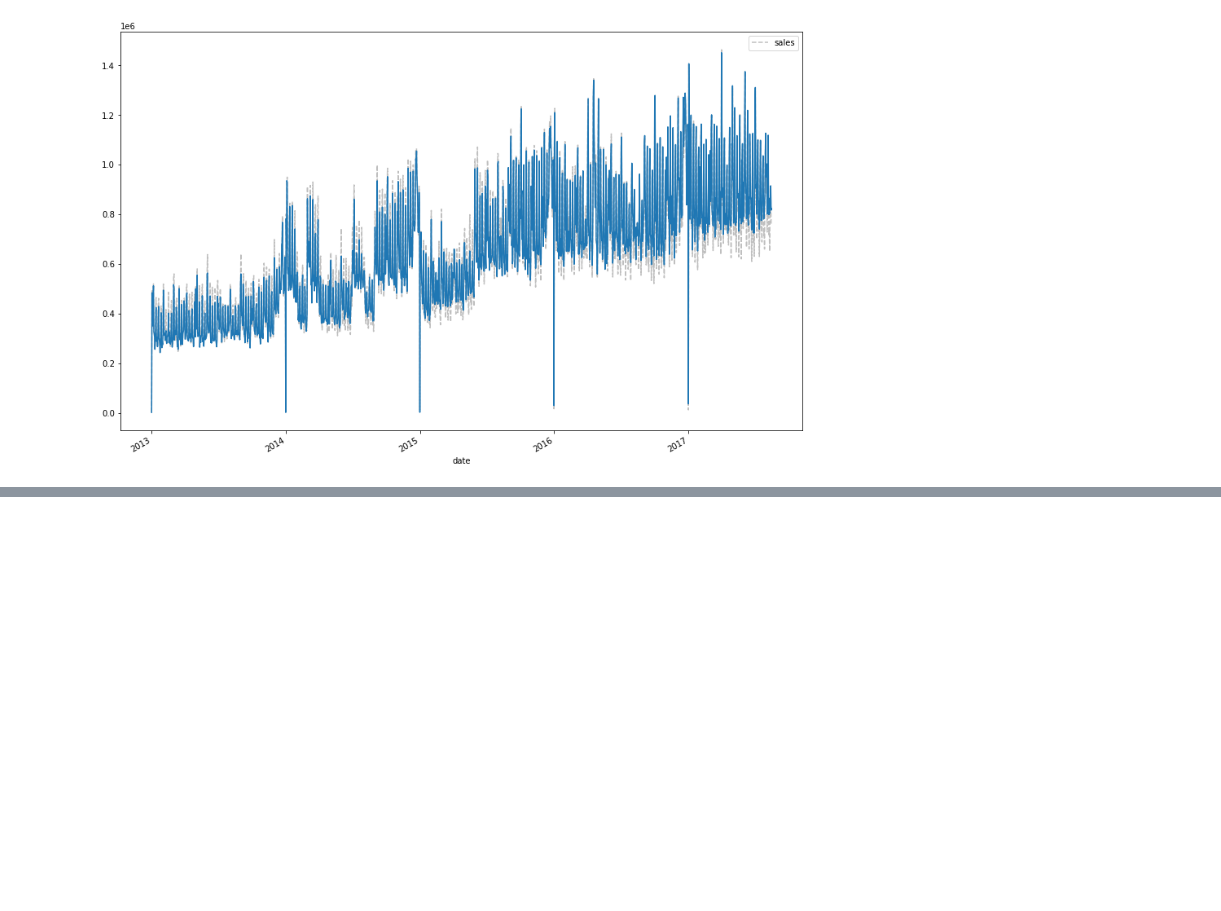
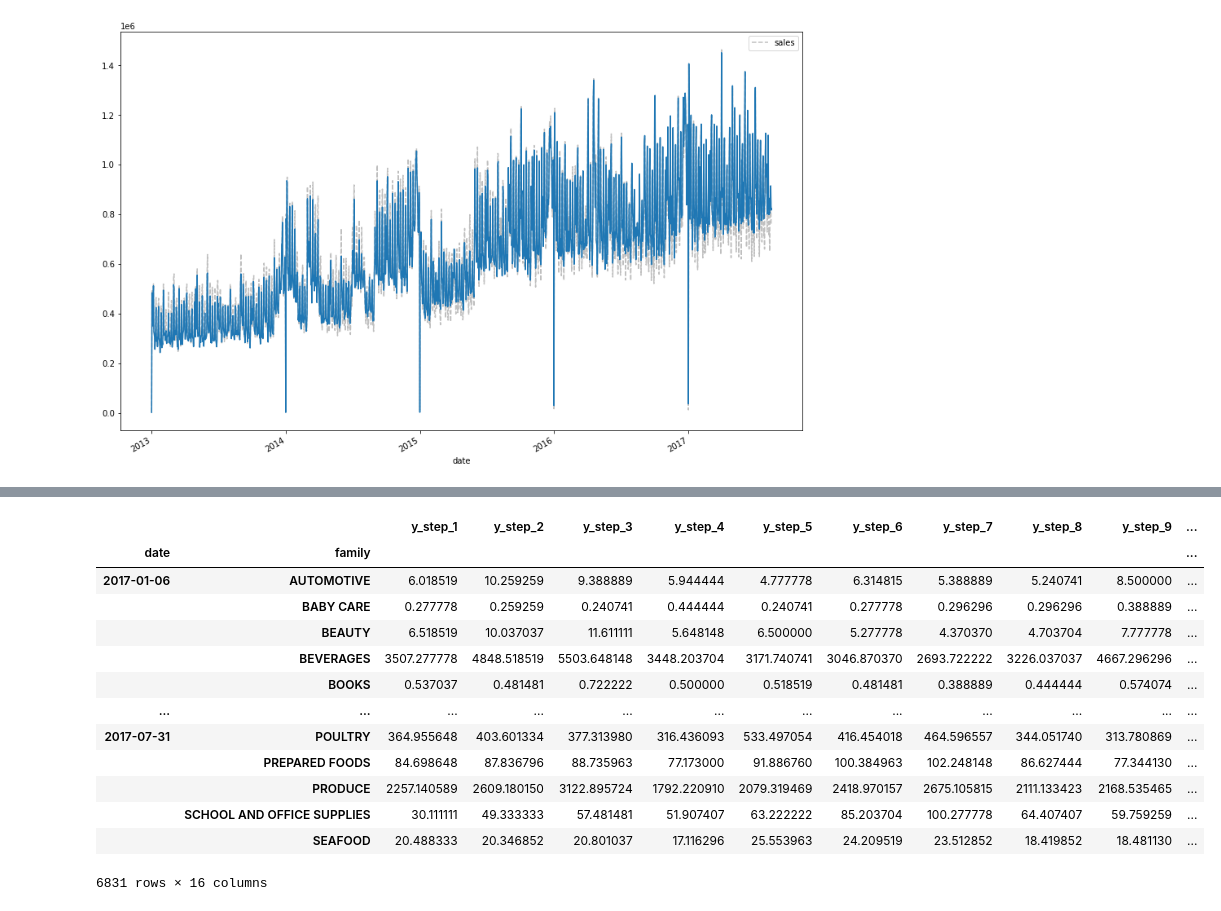
Before and after one commit to matsumoto257/store-sales-forecast, a Jupyter notebook: store-sales_1.ipynb, the cells around one changed output, grey strips where cells are left out. Drawn from its saved outputs; the diff is of its cells as text; code cells hidden in the pictures; blank space fills up the shorter version.

```diff
--- a/store-sales_1.ipynb
+++ b/store-sales_1.ipynb
@@ -1014,0 +1294,6 @@ y_pred_boosted.plot(ax=ax)
+# %%
+sales = df_train.copy()
+sales['date'] = sales.date.dt.to_period('D')
+sales=sales.set_index(['store_nbr','family','date']).sort_index()
+display(sales)
+family_sales=(sales.groupby(['family','date']).mean().unstack('family').loc['2017'])
@@ -1014,0 +1332,18 @@ y_pred_boosted.plot(ax=ax)
+# %%
+#def make_multistep_target(ts, steps):
+    #return pd.concat([ts.shift(-i) for i in range(steps)], axis=1)
+def make_multistep_target(ts, steps):
+    return pd.concat(
+        {f'y_step_{i + 1}': ts.shift(-i)
+         for i in range(steps)},
+        axis=1)
+# %%
+#def make_lags(ts, lags):
+    #return pd.concat([ts.shift(i+1) for i in range(lags)], axis=1)
+def make_lags(ts, lags):
+    return pd.concat(
+        {
+            f'y_lag_{i}': ts.shift(i)
+            for i in range(1, lags + 1)
+        },
+        axis=1)
@@ -1014,0 +1376,10 @@ y_pred_boosted.plot(ax=ax)
+# %%
+y = family_sales.loc[:,'sales']
+#make4 lag features
+X = make_lags(y, lags=5).dropna()
+y= make_multistep_target(y, steps=16).dropna()
+y, X = y.align(X, join='inner', axis=0)
+
+le = LabelEncoder()
+#X.stack('family').reset_index() これにしてはいけない理由
+X=(X.stack('family').reset_index('family'))
@@ -1014,0 +1404,18 @@ y_pred_boosted.plot(ax=ax)
+# %%
+y=y.stack('family')
+y
+# %% [output]
+|  |  | y_step_1 | y_step_2 | y_step_3 | y_step_4 | y_step_5 | y_step_6 | y_step_7 | y_step_8 | y_step_9 | ... |
+| date | family |  |  |  |  |  |  |  |  |  | ... |
+| 2017-01-06 | AUTOMOTIVE | 6.018519 | 10.259259 | 9.388889 | 5.944444 | 4.777778 | 6.314815 | 5.388889 | 5.240741 | 8.500000 | ... |
+|  | BABY CARE | 0.277778 | 0.259259 | 0.240741 | 0.444444 | 0.240741 | 0.277778 | 0.296296 | 0.296296 | 0.388889 | ... |
+|  | BEAUTY | 6.518519 | 10.037037 | 11.611111 | 5.648148 | 6.500000 | 5.277778 | 4.370370 | 4.703704 | 7.777778 | ... |
+|  | BEVERAGES | 3507.277778 | 4848.518519 | 5503.648148 | 3448.203704 | 3171.740741 | 3046.870370 | 2693.722222 | 3226.037037 | 4667.296296 | ... |
+|  | BOOKS | 0.537037 | 0.481481 | 0.722222 | 0.500000 | 0.518519 | 0.481481 | 0.388889 | 0.444444 | 0.574074 | ... |
+| ... | ... | ... | ... | ... | ... | ... | ... | ... | ... | ... | ... |
+| 2017-07-31 | POULTRY | 364.955648 | 403.601334 | 377.313980 | 316.436093 | 533.497054 | 416.454018 | 464.596557 | 344.051740 | 313.780869 | ... |
+|  | PREPARED FOODS | 84.698648 | 87.836796 | 88.735963 | 77.173000 | 91.886760 | 100.384963 | 102.248148 | 86.627444 | 77.344130 | ... |
+|  | PRODUCE | 2257.140589 | 2609.180150 | 3122.895724 | 1792.220910 | 2079.319469 | 2418.970157 | 2675.105815 | 2111.133423 | 2168.535465 | ... |
+|  | SCHOOL AND OFFICE SUPPLIES | 30.111111 | 49.333333 | 57.481481 | 51.907407 | 63.222222 | 85.203704 | 100.277778 | 64.407407 | 59.759259 | ... |
+|  | SEAFOOD | 20.488333 | 20.346852 | 20.801037 | 17.116296 | 25.553963 | 24.209519 | 23.512852 | 18.419852 | 18.481130 | ... |
+6831 rows × 16 columns
```
Also changed, not shown: parts of 28 cells of this notebook.
